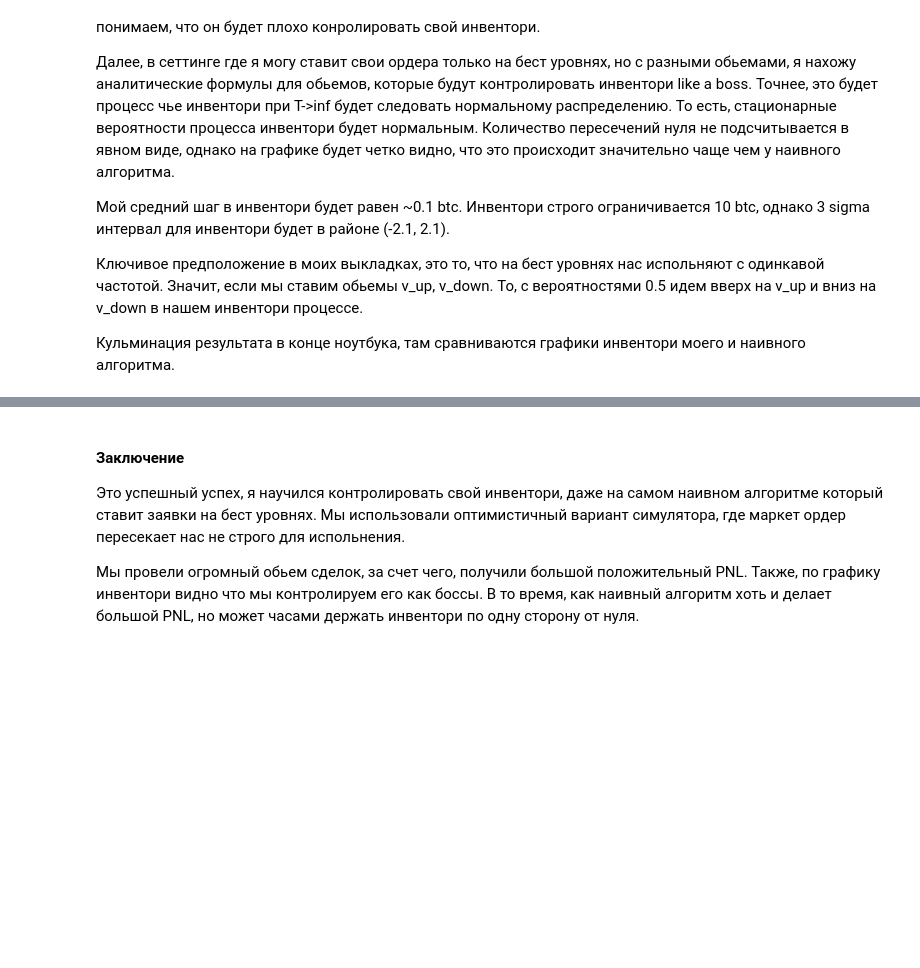
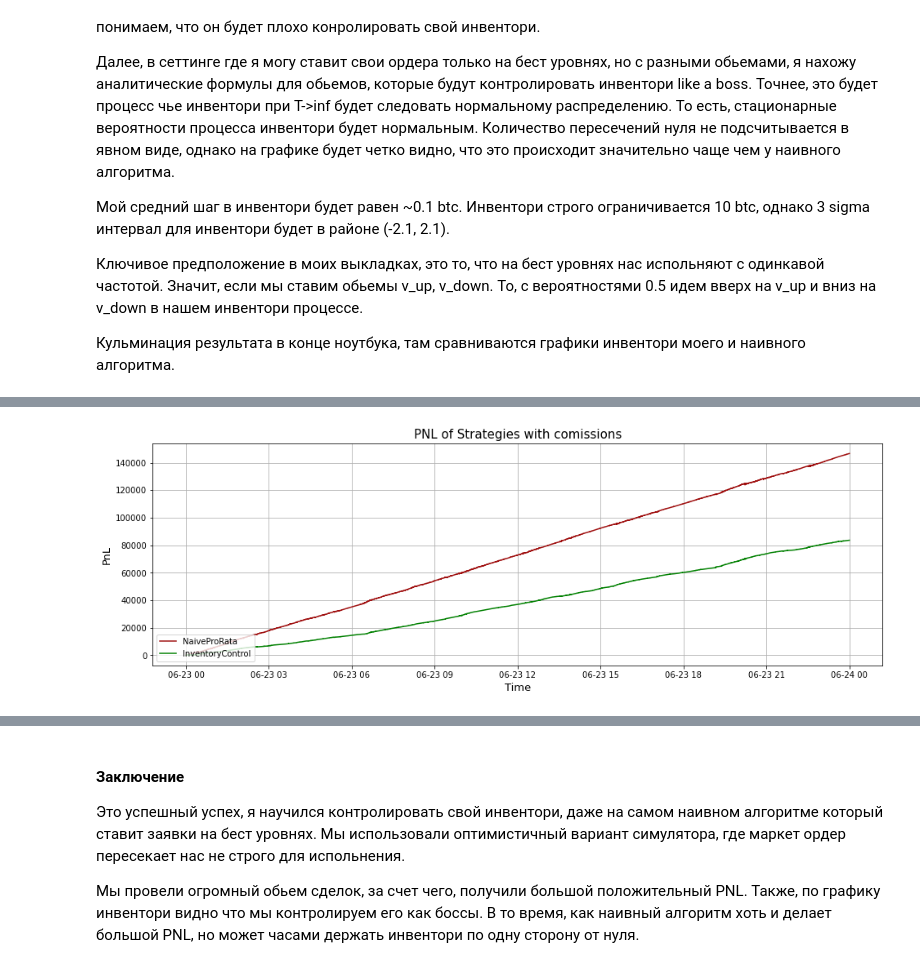
Before and after one commit to 404akhan/MarketMaking, a Jupyter notebook: control_inventory.ipynb, the cells around one changed output, grey strips where cells are left out. Cells and saved outputs as stored; diff of their text form; code cells hidden in the pictures; blank space fills up the shorter version.

```diff
--- a/control_inventory.ipynb
+++ b/control_inventory.ipynb
@@ -440,3 +469,21 @@ plt.show()
+# %%
+"""
+    Plot pnl with comissions
+"""
+
+plt.figure(figsize=(16, 5))
+for i, strategy in enumerate(models):
+    plt.plot(ts_wrebate[i], pnl_wrebate[i], '-', color = crs[i], label = strategy.__class__.__name__)
+
+plt.xlabel("Time", fontsize=13)
+plt.ylabel("PnL", fontsize=13)
+plt.title("PNL of Strategies with comissions", fontsize=15)
+
+plt.legend(loc='lower left')
+plt.grid()
+plt.show()
+# %% [output]
+[figure, added]
 # %%
 plt.figure(figsize=(16, 5))
 for i, strategy in enumerate(models):
```
Also changed, not shown: parts of 10 cells of this notebook.
